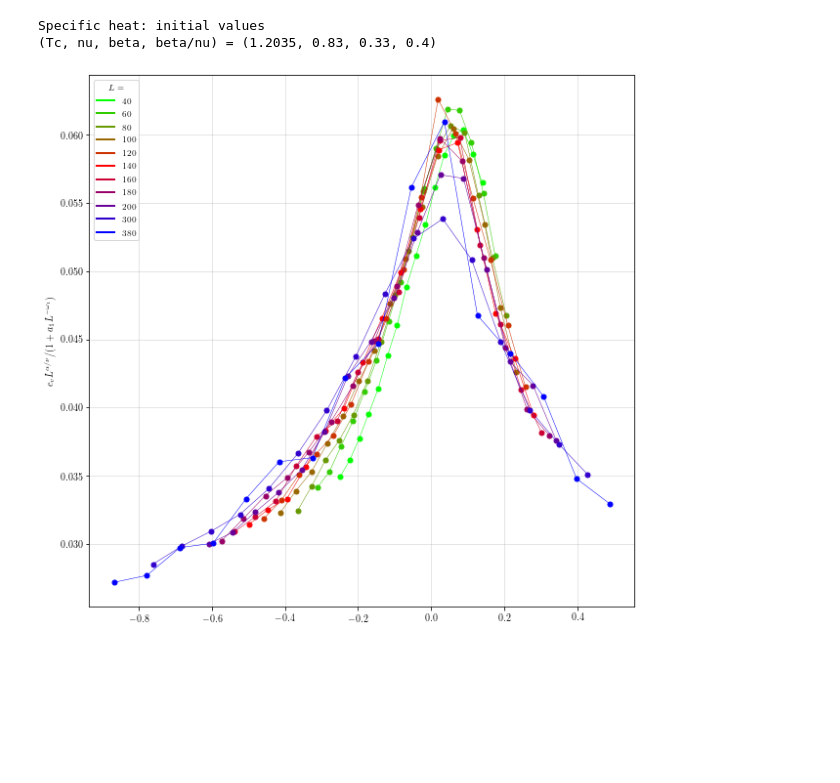
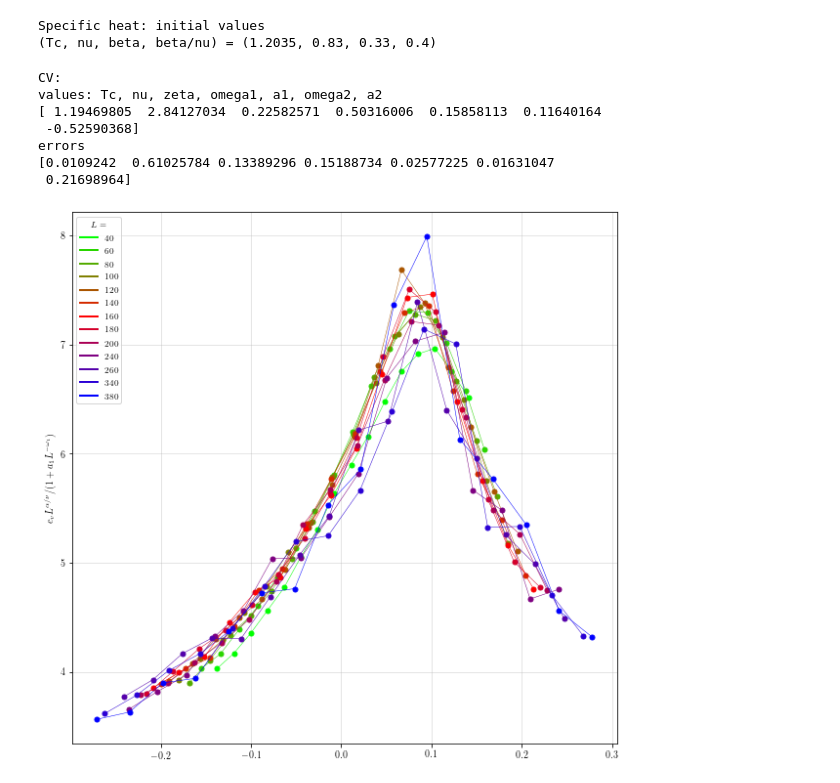
Before and after one commit to Orth-Research/Potts-XY, a Jupyter notebook: test_scaling_cv.ipynb, the cells around one changed output. Drawn from its saved outputs; the diff is of its cells as text; code cells hidden in the pictures; blank space fills up the shorter version.

```diff
--- a/test_scaling_cv.ipynb
+++ b/test_scaling_cv.ipynb
@@ -59,9 +59,9 @@ j6 = 1.0
 Kc = 0.0
 lambda3 = 2.1
 q_Q = 1
-offset = 2
-N_og = [10, 20, 40, 60, 80, 100, 120, 140, 160, 180, 200, 300, 380]
-N_list = N_og[offset:(len(N_og))]
+offset = 0
+N_og = [40, 60, 80, 100, 120, 140, 160, 180, 200, 240, 260, 340, 380]
+N_list = N_og
 
 #N_fit_cv = 200
 N_fit_cv = 300
@@ -74,7 +74,7 @@ chi_ind = 10 #for chi_sigma
 m_ind = 9 #for m_sigma
 
 
-data = np.load('Delta1_data.npy',allow_pickle=True)
+data = np.load('Delta1_data_v2.npy',allow_pickle=True)
 
 
 ######
@@ -133,9 +133,9 @@ print('(Tc, nu, beta, beta/nu) = (1.2035, 0.83, 0.33, 0.4)')
 
 #choose how you want to do the scaling
 scale = 3
-do_fit = False
+do_fit = True
 #values obtained by previous fits
-#vals = [ 1.202, 1.8, 0.76, 0.31, 100, 0.0, 0.0] #good fit, alpha/nu ~ 0.4 like it should
+vals = [ 1.202, 1.8, 0.76, 0.31, 100, 0.0, 0.0] #good fit, alpha/nu ~ 0.4 like it should
 #if you want the actual values for nu and alpha, but try to only fit the corrections, you probably get
 #vals = [ 1.202, 0.83, 0.33, 0.85, 23.0, 0.0, 0.0]
 #or this
@@ -218,34 +218,41 @@ for i in range(len(N_list)):
 ax1.set_ylabel(r'$c_{v}L^{\alpha/\nu}/(1 + a_1 L^{-\omega_1})$ ', fontsize=10);
 
 # ax1.set_xlabel(r"$\tilde{t} = (T - T_{potts})L^{1/\nu} (1 + a_2 L^{-\omega_2})^{-1}$", fontsize=10);
 # ax1.set_ylabel(r'Scaled Specific Heat $\tilde{c}_{v} = L^{\beta/\nu} c_{v} (1 + a_1 L^{-\omega_1})^{-1}$ ', fontsize=10);
 
 
 #do the legend and append at the end
 # patches_lg = []
 # for i in range(len(N_list)):
 #     patches_lg.append(patches.Patch(color=colors_size[i], label='L='+str(int(N_list[i]))))
 #ax.legend(handles=patches_lg, loc='upper right', bbox_to_anchor=(0.98,0.95), ncol=1,fontsize = 10)
 
 patches_lg = []
 for i in range(len(N_list)):
     patches_lg.append(Line2D([0], [0], color=colors_size[i], linewidth = 2, linestyle = '-', label='$'+str(int(N_list[i]))+'$') )
 ax1.legend(handles=patches_lg, loc='upper left', title = '$L = $', title_fontsize = 9, ncol=1, fontsize = 9)
 
 ax1.xaxis.set_minor_locator(MultipleLocator(5))
 ax1.grid(which='major', axis='both', linestyle='-', alpha = 0.4)
 ax1.grid(which='minor', axis='both', linestyle='-', alpha = 0.2)
 ax1.tick_params(axis='both', which='major', labelsize=10)
 ax1.tick_params(axis='both', which='minor', labelsize=10)
 
 
 
 #plt.savefig('./scaleCV.png', format='png', dpi = 100, bbox_inches='tight')
 plt.show()
 # %% [output]
 Specific heat: initial values
 (Tc, nu, beta, beta/nu) = (1.2035, 0.83, 0.33, 0.4)
+CV:
+values: Tc, nu, zeta, omega1, a1, omega2, a2
+[ 1.19469805  2.84127034  0.22582571  0.50316006  0.15858113  0.11640164
+ -0.52590368]
+errors
+[0.0109242  0.61025784 0.13389296 0.15188734 0.02577225 0.01631047
+ 0.21698964]
-[figure, old version]
+[figure, new version]
 # %%
 #a function that returns the cv scaling plot only
 #easy to play with vals and see the result
```
Also changed, not shown: parts of 3 cells of this notebook, 6 other files.
